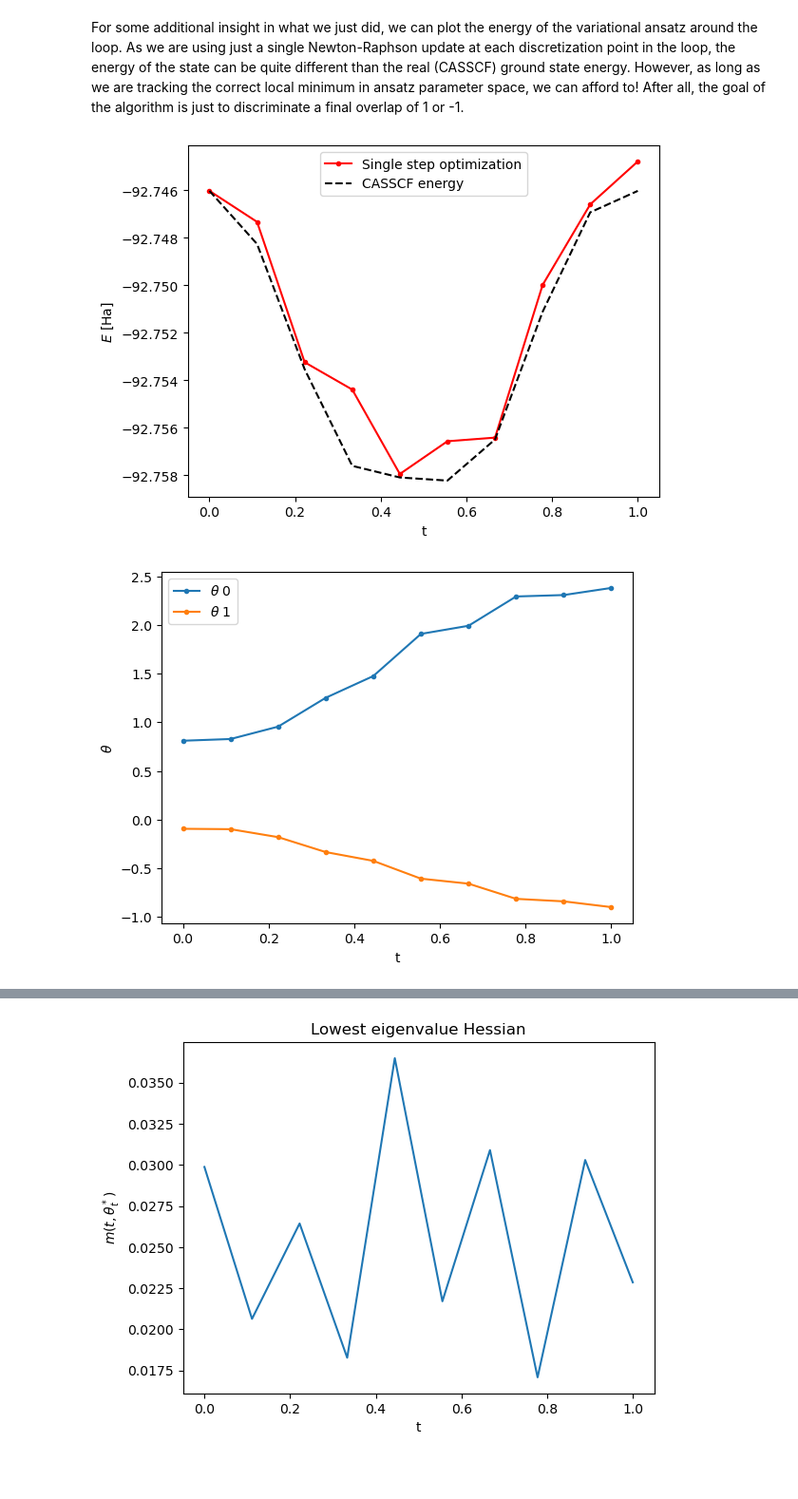
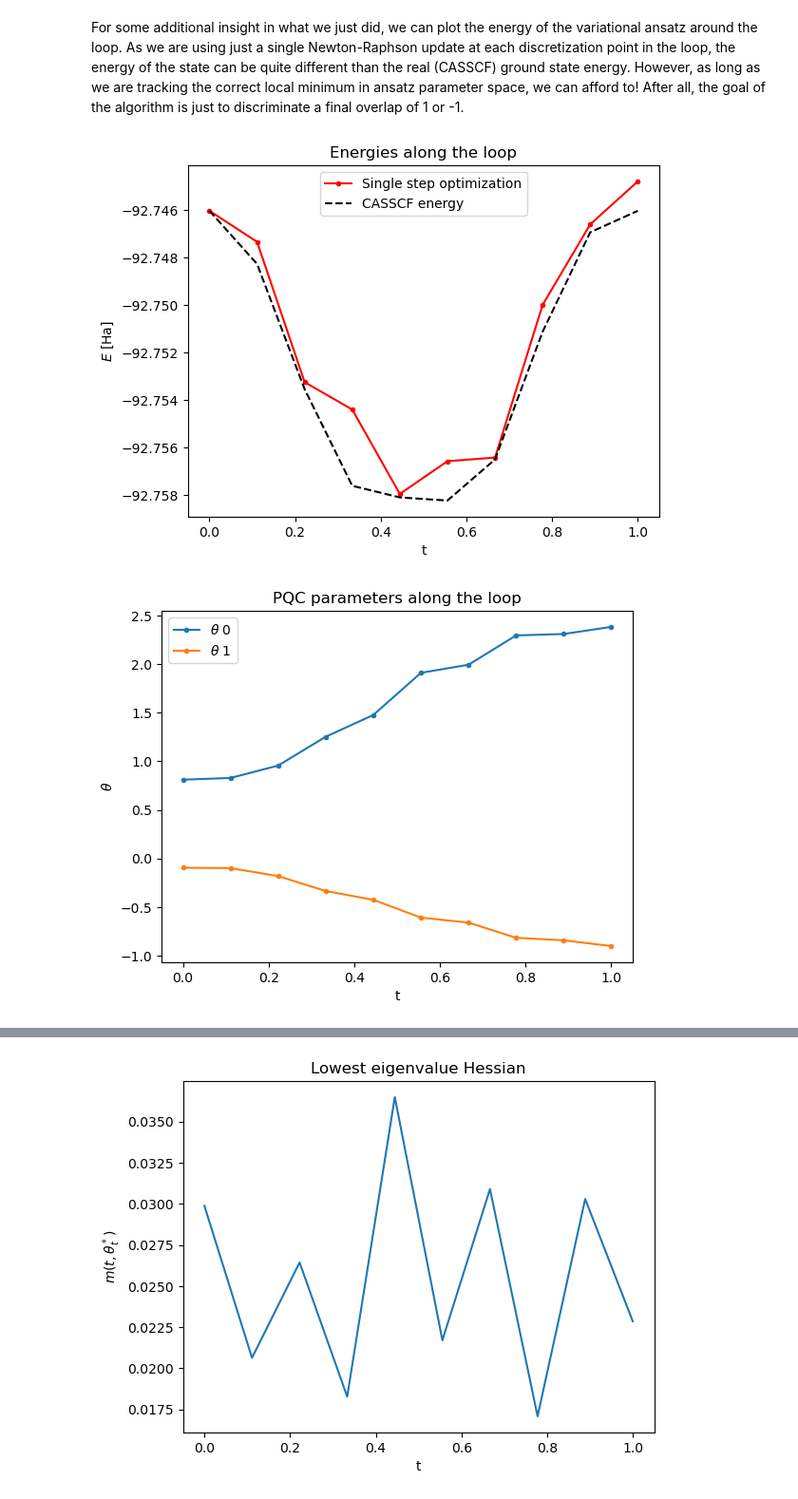
Before and after one commit to Emieeel/auto_oo, a Jupyter notebook: examples/Tutorial_Berry_phase.ipynb, the cells around one changed output, grey strips where cells are left out. Shown at 95% size. Drawn from its saved outputs; the diff is of its cells as text; code cells hidden in the pictures; blank space fills up the shorter version.

```diff
--- a/examples/Tutorial_Berry_phase.ipynb
+++ b/examples/Tutorial_Berry_phase.ipynb
@@ -317,15 +319,17 @@ If everything is correct, you should have got a final overlap close to $\langle
 # %% [markdown]
 For some additional insight in what we just did, we can plot the energy of the variational ansatz around the loop. As we are using just a single Newton-Raphson update at each discretization point in the loop, the energy of the state can be quite different than the real (CASSCF) ground state energy. However, as long as we are tracking the correct local minimum in ansatz parameter space, we can afford to! After all, the goal of the algorithm is just to discriminate a final overlap of 1 or -1.
 # %%
+plt.title('Energies along the loop')
 plt.plot(t_l, energy_l, '.-r', label='Single step optimization')
 plt.plot(t_l, casscf_energy_l, '--k', label='CASSCF energy')
 plt.xlabel('t')
 plt.ylabel(r'$E$ [Ha]')
 plt.legend()
 plt.show()
 # %% [output]
-[figure, old version]
+[figure, new version]
 # %%
+plt.title('PQC parameters along the loop')
 theta_numpy_l = np.array([theta.detach().numpy() for theta in theta_l])
 
 for i in range(pqc.theta_shape):
@@ -335,4 +339,4 @@ plt.ylabel(r'$\theta$')
 plt.legend()
 plt.show()
 # %% [output]
-[figure, old version]
+[figure, new version]
```
Also changed, not shown: parts of 10 cells of this notebook.
